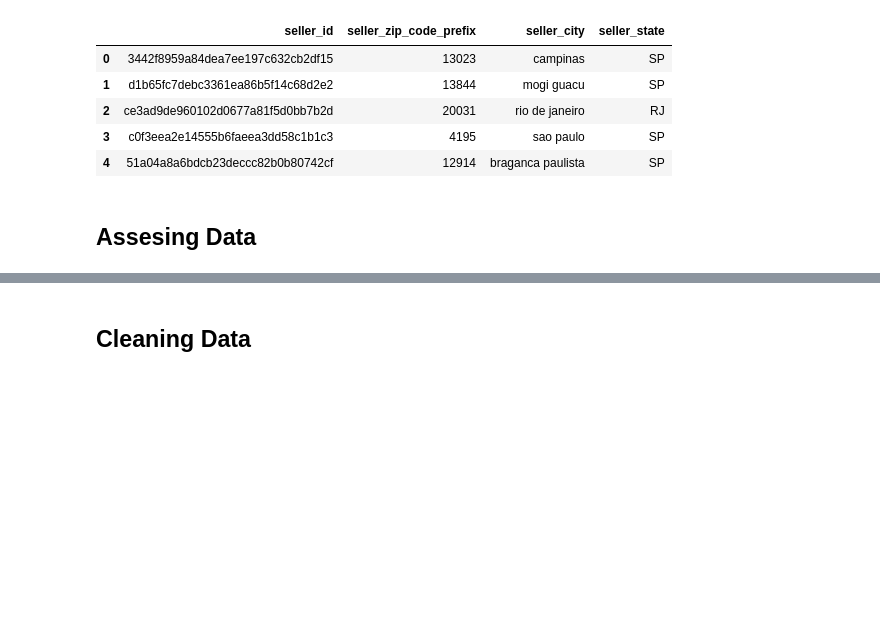
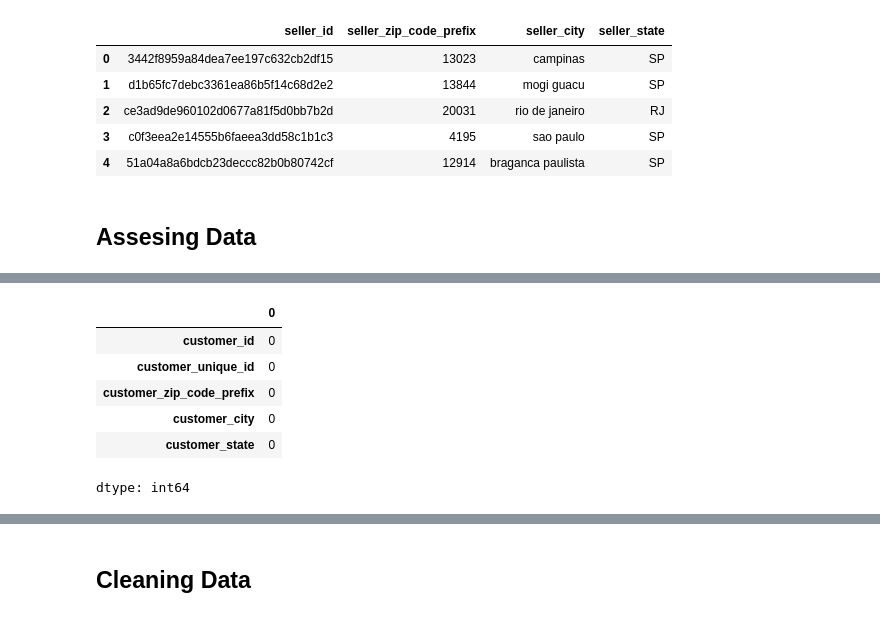
Before and after one commit to ralik45/E-Commerce-Analysis, a Jupyter notebook: Submission.ipynb, the cells around one changed output, grey strips where cells are left out. Saved outputs shown, nothing was run; the diff lists cells and outputs as text; code cells hidden in the pictures; blank space fills up the shorter version.

```diff
--- a/Submission.ipynb
+++ b/Submission.ipynb
@@ -124,0 +142,10 @@ sellers_df.head()
+# %%
+customers_df.isna().sum()
+# %% [output]
+|  | 0 |
+| customer_id | 0 |
+| customer_unique_id | 0 |
+| customer_zip_code_prefix | 0 |
+| customer_city | 0 |
+| customer_state | 0 |
+dtype: int64
```
Also changed, not shown: parts of 17 cells of this notebook.
